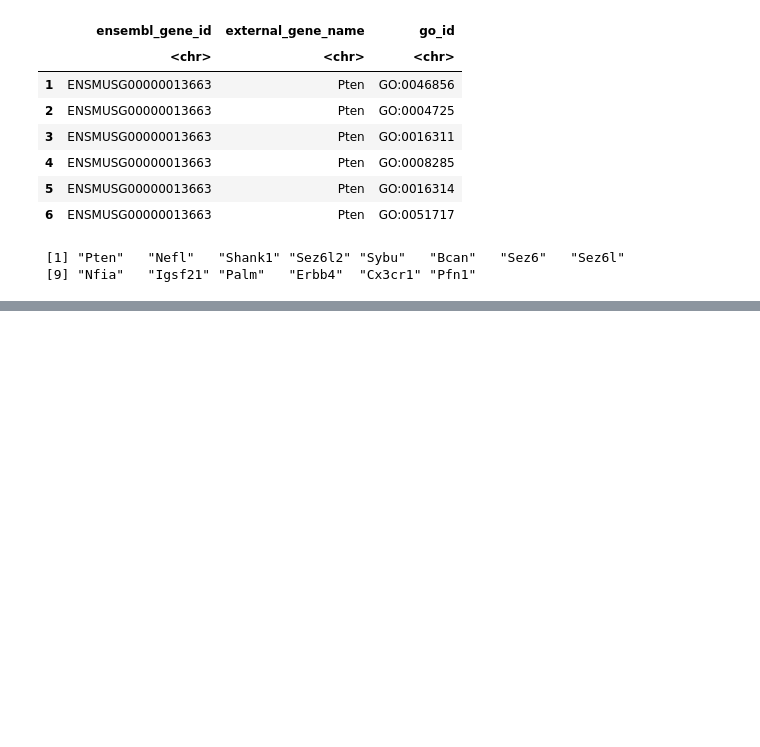
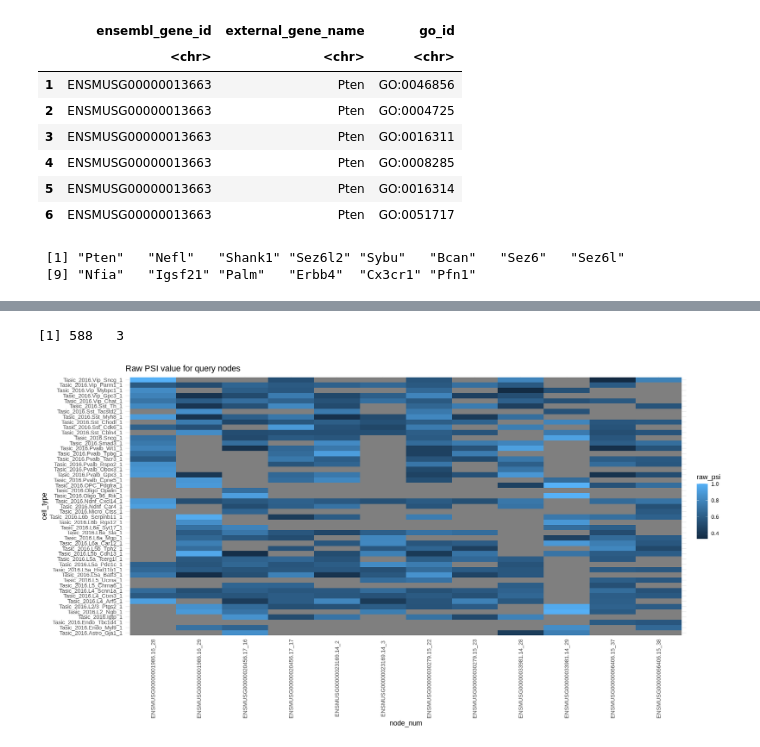
Before and after one commit to hemberg-lab/scfindME, a Jupyter notebook: scfindME_usage_summary.ipynb, the cells around one changed output, grey strips where cells are left out. Cells and saved outputs as stored; diff of their text form; code cells hidden in the pictures; blank space fills up the shorter version.

Commit message:
plotRawPsiHeatmap

```diff
--- a/scfindME_usage_summary.ipynb
+++ b/scfindME_usage_summary.ipynb
@@ -1099,0 +1280,2 @@ gene.names
+# %%
+cell_types_all <- cellTypeNames(tasic)
@@ -1099,0 +1302,2 @@ gene.names
+# %%
+gene_nodes_all <- me$node_id
@@ -1099,0 +1319,26 @@ gene.names
+# %%
+# build raw psi matrix for tasic input
+raw_psi <- data.frame()
+
+for(cell_type in cell_types_all){
+
+    print(cell_type)
+
+    raw_psi_new <- data.frame(rowMeans(getRawPsi(tasic, gene_nodes_all, cell_type, "above")))
+
+    if(!all(is.na(raw_psi_new))){
+
+    colnames(raw_psi_new) <- paste(cell_type, seq(1, ncol(raw_psi_new)), sep = "_")
+
+        raw_psi_add <- raw_psi_new %>% rownames_to_column("node_num") %>%
+        pivot_longer(cols = -c(node_num), names_to = 'cell_type_num', values_to = "raw_psi")
+
+        if(nrow(raw_psi) == 0){
+            raw_psi <- raw_psi_add
+        } else {
+            raw_psi <- rbind(raw_psi, raw_psi_add)
+        }
+
+    }
+
+}
@@ -1099,0 +1375,4 @@ gene.names
+# %%
+dim(raw_psi)
+# %% [output]
+[1] 588   3
@@ -1099,0 +1381,16 @@ gene.names
+# %%
+raw_psi %>%
+arrange(node_num) %>% mutate(node_num = factor(node_num)) %>%
+ggplot(aes(x = forcats::fct_inorder(node_num), y = cell_type_num, fill = raw_psi)) +
+geom_tile()  +
+  theme_minimal() +
+theme(axis.text.x = element_text(angle = 90,
+                                 vjust = 0.5,
+                                 hjust = 0.5)) +
+labs(title = 'Raw PSI value for query nodes',
+    x = 'node_num',
+    y = 'cell_type') #+ scale_x_discrete(guide = guide_axis(n.dodge = 2))
+
+options(repr.plot.width=15 ,repr.plot.height=8)
+# %% [output]
+[figure, added]
```
Also changed, not shown: parts of 24 cells of this notebook, 4 other files.
